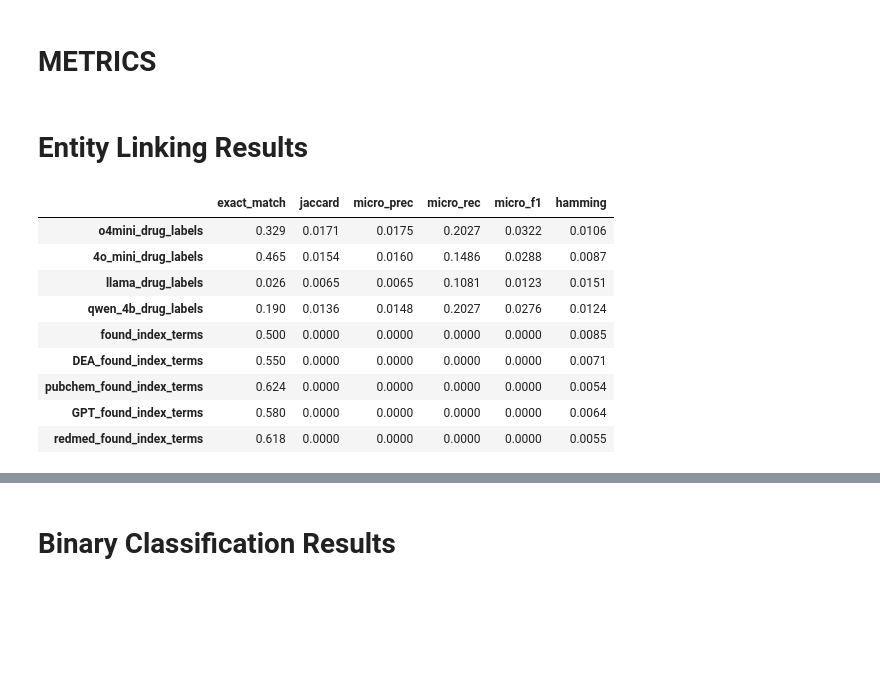
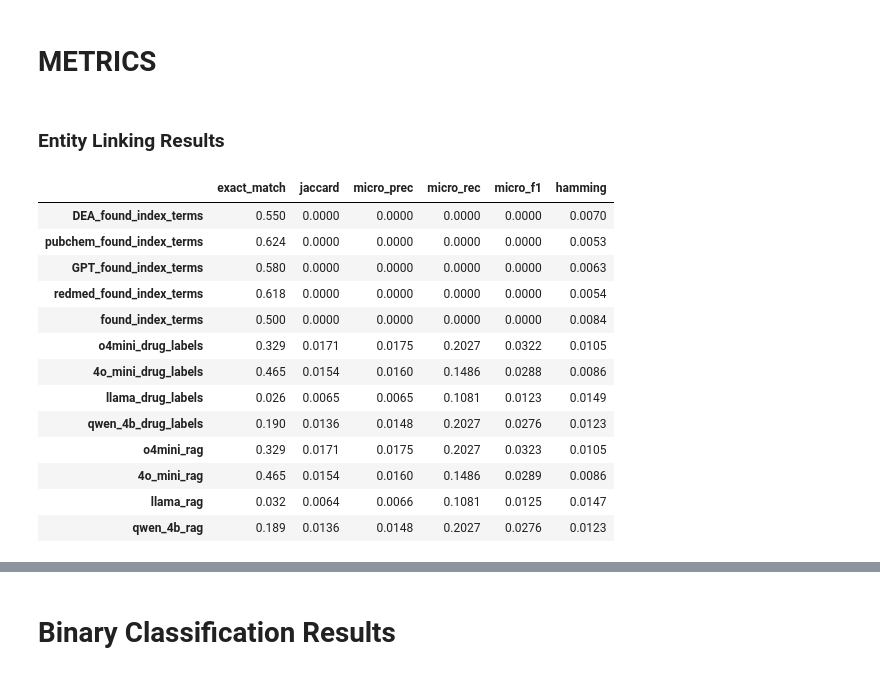
Before and after one commit to JamesChapmanNV/Social_Media_Pharmacovigilance, a Jupyter notebook: 3 - RESULTS.ipynb, the cells around one changed output, grey strips where cells are left out. Drawn from its saved outputs; the diff is of its cells as text; code cells hidden in the pictures; blank space fills up the shorter version.

```diff
--- a/3 - RESULTS.ipynb
+++ b/3 - RESULTS.ipynb
@@ -334,4 +362,11 @@ memory usage: 367.3+ KB
 # %% [markdown]
 # METRICS
 # %% [markdown]
-# Entity Linking Results
+### Entity Linking Results
+# %%
+# Replace RAG labels where no chunks were above the threshold for relevant score (NO_RAG_CHUNKS)
+# Use original entity linking labels instead
+tweets.loc[tweets['o4mini_rag'] == 'NO_RAG_CHUNKS', 'o4mini_rag'] = tweets.loc[tweets['o4mini_rag'] == 'NO_RAG_CHUNKS', 'o4mini_drug_labels']
+tweets.loc[tweets['4o_mini_rag'] == 'NO_RAG_CHUNKS', '4o_mini_rag'] = tweets.loc[tweets['4o_mini_rag'] == 'NO_RAG_CHUNKS', '4o_mini_drug_labels']
+tweets.loc[tweets['qwen_4b_rag'] == 'NO_RAG_CHUNKS', 'qwen_4b_rag'] = tweets.loc[tweets['qwen_4b_rag'] == 'NO_RAG_CHUNKS', 'qwen_4b_drug_labels']
+tweets.loc[tweets['llama_rag'] == 'NO_RAG_CHUNKS', 'llama_rag'] = tweets.loc[tweets['llama_rag'] == 'NO_RAG_CHUNKS', 'llama_drug_labels']
@@ -338,15 +422,20 @@ memory usage: 367.3+ KB
 # %%
 TRUTH_COL    = "is_about_illicit_drugs"
 LIST_OF_DRUGS = "drugs_mentioned"
-PRED_COLS    = [
+PRED_COLS    = [ # Binary
     "o4mini_label", "4o_mini_label", "llama_label", "qwen_4b_label",
-    "o4mini_label_short", "4o_mini_label_short", "llama_label_short",
-    "qwen_4b_label_short", "label"
+    "o4mini_label_short", "4o_mini_label_short", "llama_label_short", "qwen_4b_label_short",
+    "label" # Original Paper/Dataset Label
 ]
-LIST_COLS    = [
+LIST_COLS    = [ # Drug Mention Matching
+    # Synonyms
+    'DEA_found_index_terms', 'pubchem_found_index_terms',
+    'GPT_found_index_terms', 'redmed_found_index_terms',
+    'found_index_terms',
+    # Entity Linking
     'o4mini_drug_labels', '4o_mini_drug_labels', 'llama_drug_labels', 'qwen_4b_drug_labels',
-    'found_index_terms', 'DEA_found_index_terms', 'pubchem_found_index_terms',
-    'GPT_found_index_terms', 'redmed_found_index_terms'
+    # RAG
+    'o4mini_rag', '4o_mini_rag', 'llama_rag', 'qwen_4b_rag',
 ]
 
 def as_list(x):
@@ -364,6 +453,7 @@ def as_list(x):
         return []
     return [x]
 
+# Convert all ENTITY LINKING columns to lists (and lowercase)
 tweets[LIST_OF_DRUGS] = tweets[LIST_OF_DRUGS].apply(as_list)
 for col in LIST_COLS:
     tweets[col] = tweets[col].apply(as_list)
@@ -371,6 +461,7 @@ for col in LIST_COLS:
     tweets[col] = tweets[col].apply(
         lambda lst: [str(item).lower().strip() for item in lst]
     )
+
 all_label_lists = tweets[LIST_OF_DRUGS].tolist()
 for col in LIST_COLS:
     all_label_lists.extend(tweets[col].tolist())
@@ -381,44 +472,48 @@ def clean(lst):
 all_label_lists = [clean(lst) for lst in all_label_lists]
 
 mlb = MultiLabelBinarizer()
-mlb.fit(all_label_lists)                          # fit on union
+mlb.fit(all_label_lists)
 
 Y_true = mlb.transform(tweets[LIST_OF_DRUGS].apply(clean))
 
 results = {}
 for col in LIST_COLS:
     Y_pred = mlb.transform(tweets[col].apply(clean))
 
     exact = accuracy_score(Y_true, Y_pred)
     # jacc  = jaccard_score(Y_true, Y_pred, average="samples")
     mask = ~((Y_true.sum(axis=1) == 0) & (Y_pred.sum(axis=1) == 0))
     jacc  = jaccard_score(Y_true[mask], Y_pred[mask], average="samples")
 
 
     prec  = precision_score(Y_true, Y_pred, average="micro", zero_division=0)
     rec   = recall_score(Y_true, Y_pred, average="micro", zero_division=0)
     f1    = f1_score(Y_true, Y_pred, average="micro", zero_division=0)
     ham   = hamming_loss(Y_true, Y_pred)
 
     results[col] = {
         "exact_match": round(exact, 4),
         "jaccard":     round(jacc, 4),
         "micro_prec":  round(prec, 4),
         "micro_rec":   round(rec, 4),
         "micro_f1":    round(f1, 4),
         "hamming":     round(ham, 4),
     }
 
 metrics_df = pd.DataFrame(results).T
 display(metrics_df)
 # %% [output]
 |  | exact_match | jaccard | micro_prec | micro_rec | micro_f1 | hamming |
-| o4mini_drug_labels | 0.329 | 0.0171 | 0.0175 | 0.2027 | 0.0322 | 0.0106 |
-| 4o_mini_drug_labels | 0.465 | 0.0154 | 0.0160 | 0.1486 | 0.0288 | 0.0087 |
-| llama_drug_labels | 0.026 | 0.0065 | 0.0065 | 0.1081 | 0.0123 | 0.0151 |
-| qwen_4b_drug_labels | 0.190 | 0.0136 | 0.0148 | 0.2027 | 0.0276 | 0.0124 |
-| found_index_terms | 0.500 | 0.0000 | 0.0000 | 0.0000 | 0.0000 | 0.0085 |
-| DEA_found_index_terms | 0.550 | 0.0000 | 0.0000 | 0.0000 | 0.0000 | 0.0071 |
-| pubchem_found_index_terms | 0.624 | 0.0000 | 0.0000 | 0.0000 | 0.0000 | 0.0054 |
-| GPT_found_index_terms | 0.580 | 0.0000 | 0.0000 | 0.0000 | 0.0000 | 0.0064 |
-| redmed_found_index_terms | 0.618 | 0.0000 | 0.0000 | 0.0000 | 0.0000 | 0.0055 |
+| DEA_found_index_terms | 0.550 | 0.0000 | 0.0000 | 0.0000 | 0.0000 | 0.0070 |
+| pubchem_found_index_terms | 0.624 | 0.0000 | 0.0000 | 0.0000 | 0.0000 | 0.0053 |
+| GPT_found_index_terms | 0.580 | 0.0000 | 0.0000 | 0.0000 | 0.0000 | 0.0063 |
+| redmed_found_index_terms | 0.618 | 0.0000 | 0.0000 | 0.0000 | 0.0000 | 0.0054 |
+| found_index_terms | 0.500 | 0.0000 | 0.0000 | 0.0000 | 0.0000 | 0.0084 |
+| o4mini_drug_labels | 0.329 | 0.0171 | 0.0175 | 0.2027 | 0.0322 | 0.0105 |
+| 4o_mini_drug_labels | 0.465 | 0.0154 | 0.0160 | 0.1486 | 0.0288 | 0.0086 |
+| llama_drug_labels | 0.026 | 0.0065 | 0.0065 | 0.1081 | 0.0123 | 0.0149 |
+| qwen_4b_drug_labels | 0.190 | 0.0136 | 0.0148 | 0.2027 | 0.0276 | 0.0123 |
+| o4mini_rag | 0.329 | 0.0171 | 0.0175 | 0.2027 | 0.0323 | 0.0105 |
+| 4o_mini_rag | 0.465 | 0.0154 | 0.0160 | 0.1486 | 0.0289 | 0.0086 |
+| llama_rag | 0.032 | 0.0064 | 0.0066 | 0.1081 | 0.0125 | 0.0147 |
+| qwen_4b_rag | 0.189 | 0.0136 | 0.0148 | 0.2027 | 0.0276 | 0.0123 |
```
Also changed, not shown: parts of 11 cells of this notebook, 9 other files.
